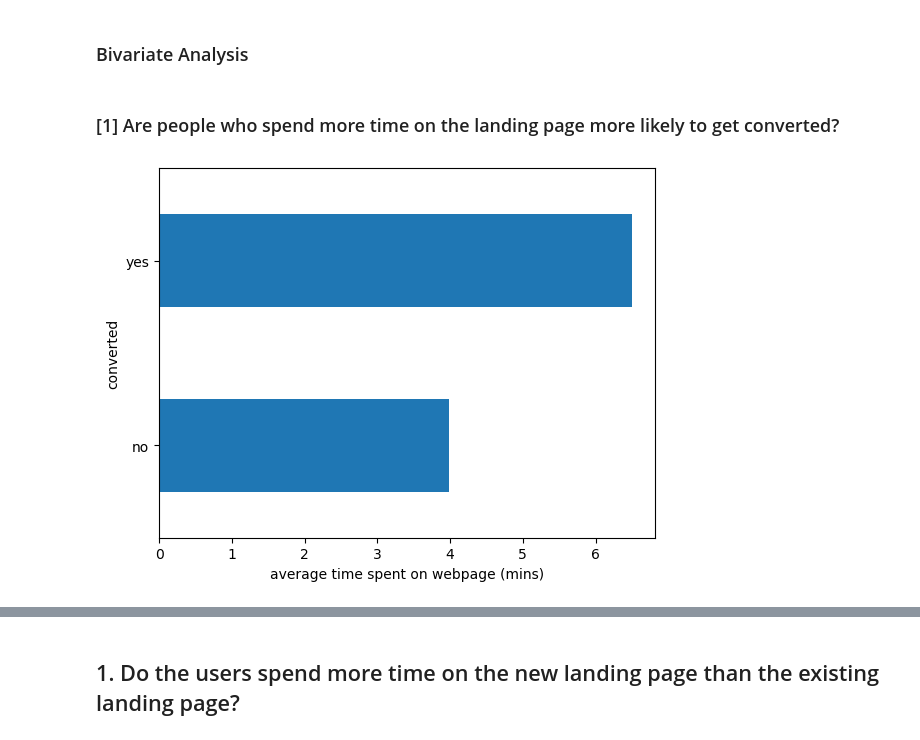
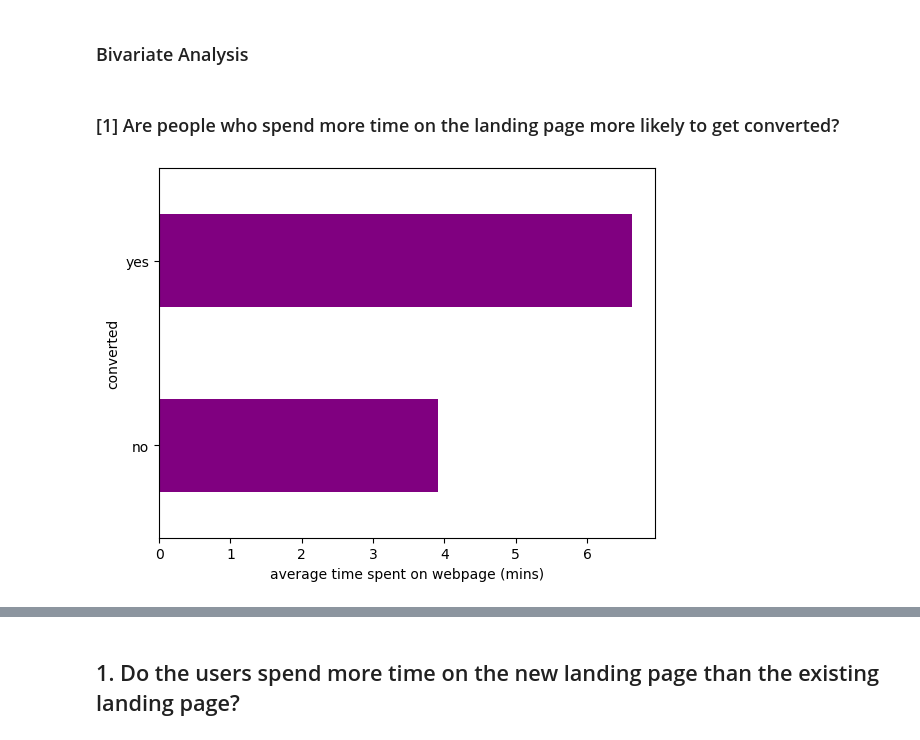
Before and after one commit to YatikT/Coursework, a Jupyter notebook: Project File Stats.ipynb, the cells around one changed output, grey strips where cells are left out. Drawn from its saved outputs; the diff is of its cells as text; code cells hidden in the pictures.

```diff
--- a/Project File Stats.ipynb
+++ b/Project File Stats.ipynb
@@ -163,12 +163,12 @@ plt.xlabel('User is converted to Subscriber');
 # %% [markdown]
 ### Bivariate Analysis
-# %% [markdown]
-### [1] Are people who spend more time on the landing page more likely to get converted?
+# %% [markdown]
+### [1] Are people who spend more time on the landing page more likely to get converted?
 # %%
-# Finding the median of all user times categorized based on whether the individuals were converted into a subscriber using the groupby function
+# Finding the mean of all user times categorized based on whether the individuals were converted into a subscriber using the groupby function
 # Plotting and lavbelling the grouped data
 
-df.groupby('converted')['time_spent_on_the_page'].median(numeric_only = True).plot.barh()
+df.groupby('converted')['time_spent_on_the_page'].mean(numeric_only = True).plot.barh(color = 'purple')
 plt.xlabel('average time spent on webpage (mins)');
 # %% [output]
-[figure, old version]
+[figure, new version]
```
Also changed, not shown: parts of 46 cells of this notebook.
